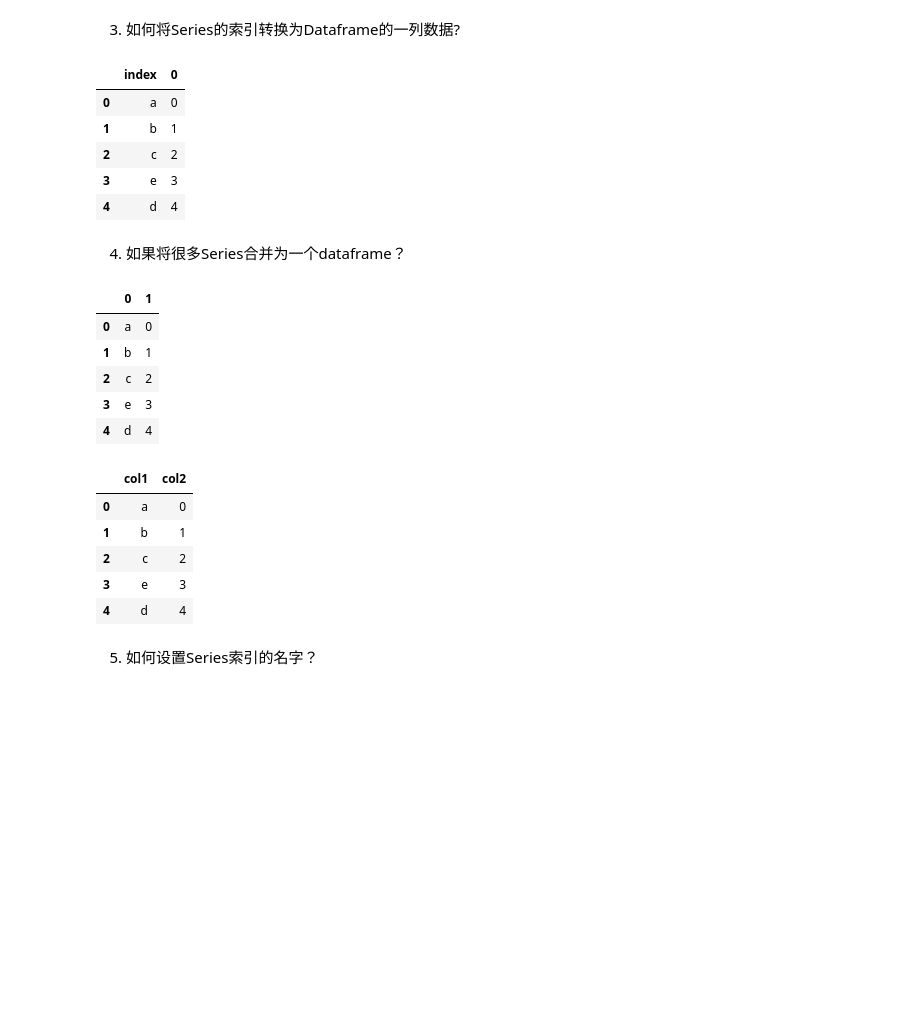
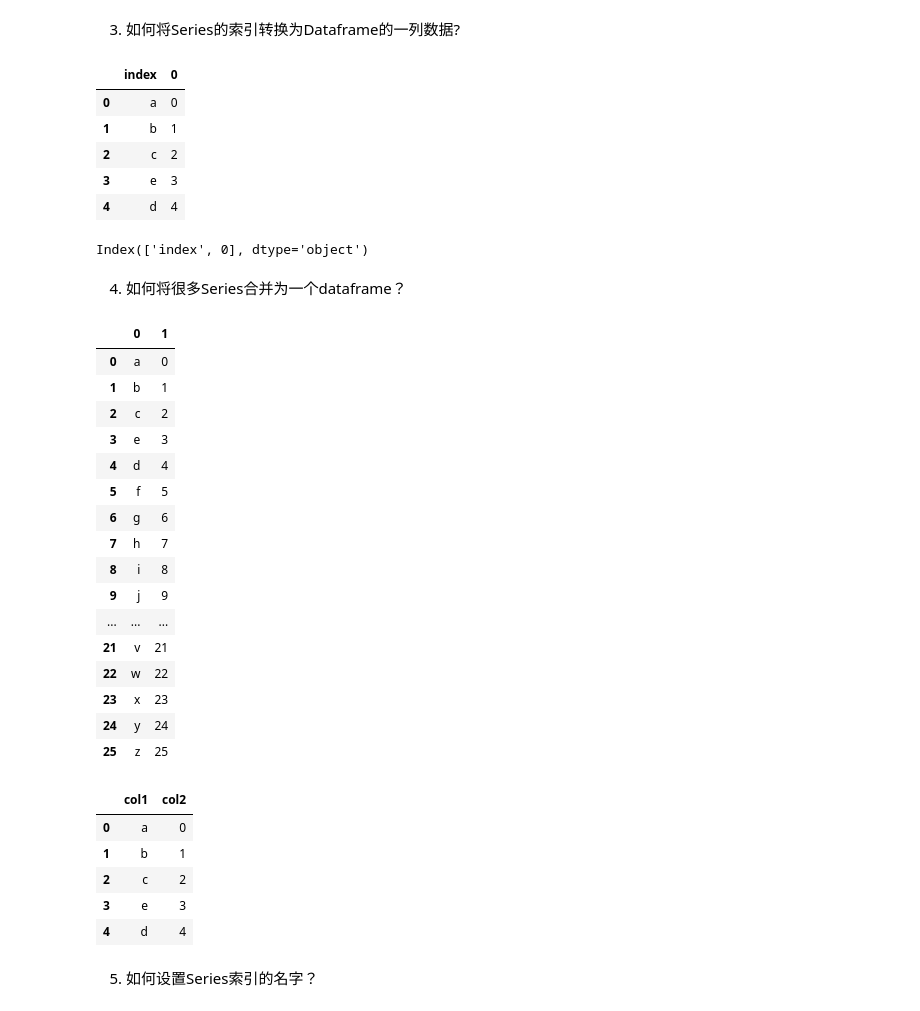
Before and after one commit to heblade/pythontraining, a Jupyter notebook: 21.1 Data Mining Package_Pandas_Samples.ipynb, the cells around one changed output. Saved outputs shown, nothing was run; the diff lists cells and outputs as text; code cells hidden in the pictures; blank space fills up the shorter version.

```diff
--- a/21.1 Data Mining Package_Pandas_Samples.ipynb
+++ b/21.1 Data Mining Package_Pandas_Samples.ipynb
@@ -60,6 +60,7 @@ ser = pd.Series(mydict)
 # 通过reset_index方法，可以将原有的索引备份为dataframe的一列
 df = ser.to_frame().reset_index()
 display(df.head())
+df.columns
 # %% [output]
 |  | index | 0 |
 | 0 | a | 0 |
@@ -67,26 +68,38 @@ display(df.head())
 | 2 | c | 2 |
 | 3 | e | 3 |
 | 4 | d | 4 |
+Index(['index', 0], dtype='object')
 # %% [markdown]
-4. 如果将很多Series合并为一个dataframe？
+4. 如何将很多Series合并为一个dataframe？
 # %%
 # Input
 ser1 = pd.Series(list('abcedfghijklmnopqrstuvwxyz'))
 ser2 = pd.Series(np.arange(26))
 
 # Solution 1
 df = pd.concat([ser1, ser2], axis=1)
-display(df.head())
+display(df)
 # Solution 2
 df = pd.DataFrame({'col1': ser1, 'col2': ser2})
 display(df.head())
 # %% [output]
 |  | 0 | 1 |
 | 0 | a | 0 |
 | 1 | b | 1 |
 | 2 | c | 2 |
 | 3 | e | 3 |
 | 4 | d | 4 |
+| 5 | f | 5 |
+| 6 | g | 6 |
+| 7 | h | 7 |
+| 8 | i | 8 |
+| 9 | j | 9 |
+| ... | ... | ... |
+| 21 | v | 21 |
+| 22 | w | 22 |
+| 23 | x | 23 |
+| 24 | y | 24 |
+| 25 | z | 25 |
 |  | col1 | col2 |
 | 0 | a | 0 |
 | 1 | b | 1 |
```
Also changed, not shown: parts of 2 cells of this notebook, 1 other file.
